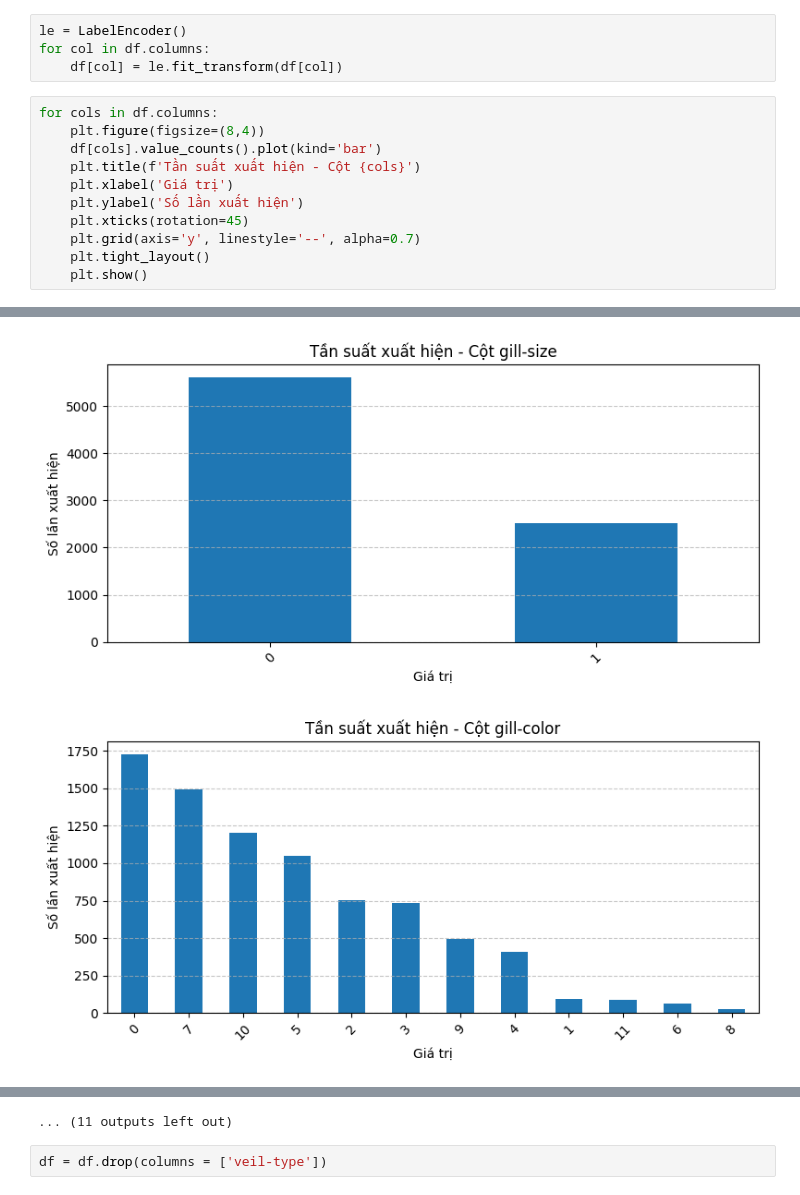
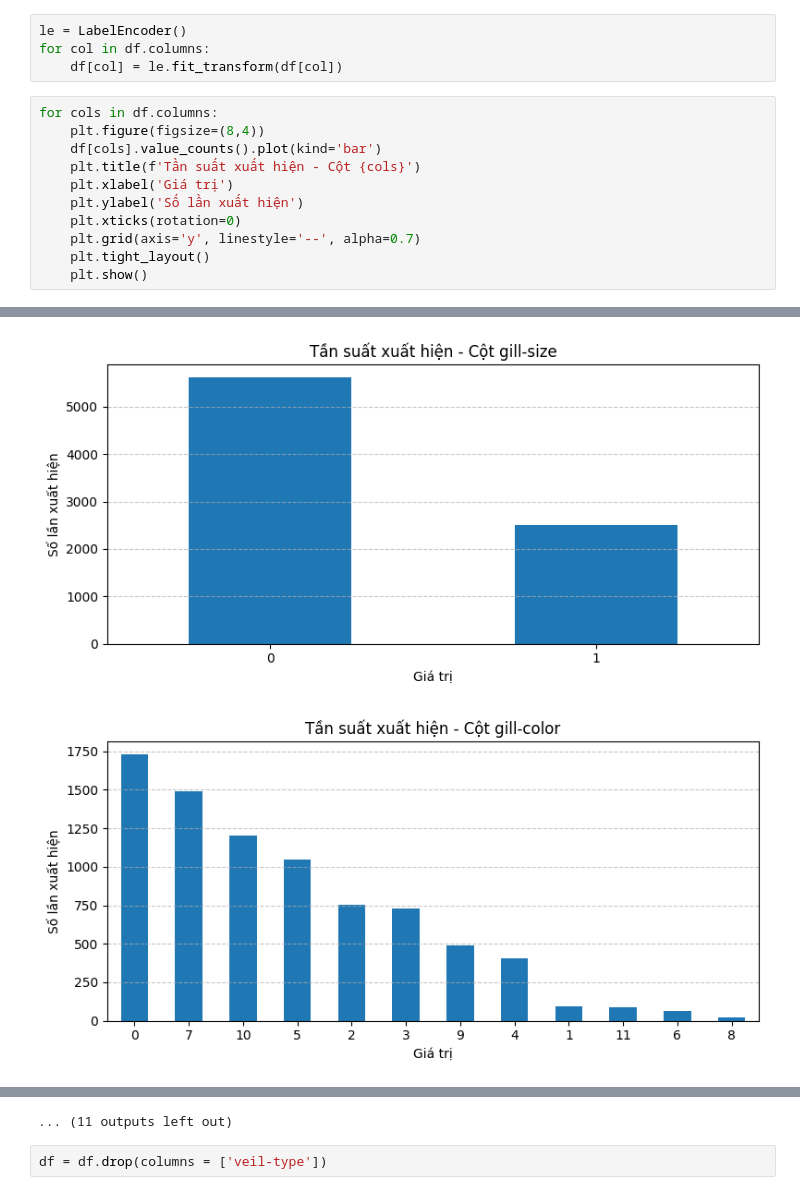
Before and after one commit to A47126/BT-Machine-Learning-Group-7, a Jupyter notebook: mushrooms.ipynb, the cells around one changed output, grey strips where cells are left out. Drawn from its saved outputs; the diff is of its cells as text.

```diff
--- a/mushrooms.ipynb
+++ b/mushrooms.ipynb
@@ -101,25 +103,25 @@ for col in df.columns:
 # %%
 for cols in df.columns:
     plt.figure(figsize=(8,4))
     df[cols].value_counts().plot(kind='bar')
     plt.title(f'Tần suất xuất hiện - Cột {cols}')
     plt.xlabel('Giá trị')
     plt.ylabel('Số lần xuất hiện')
-    plt.xticks(rotation=45)
+    plt.xticks(rotation=0)
     plt.grid(axis='y', linestyle='--', alpha=0.7)
     plt.tight_layout()
     plt.show()
 # %% [output]
 [figure]
 [figure]
 [figure]
 [figure]
 [figure]
 [figure]
 [figure]
 [figure]
 [figure]
-[figure, old version]
+[figure, new version]
 [figure]
 [figure]
 ... (11 outputs left out)
```
Also changed, not shown: parts of 15 cells of this notebook.
